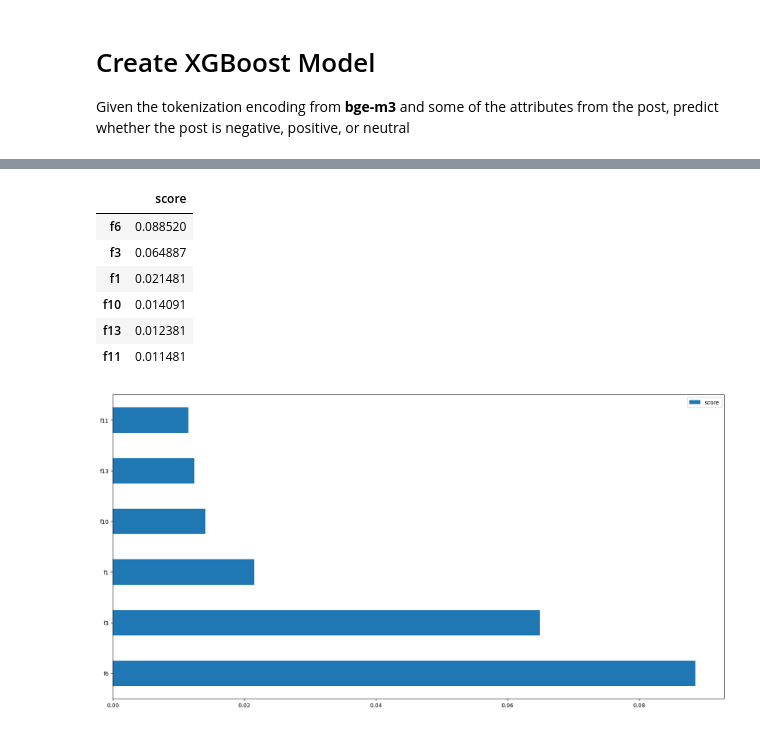
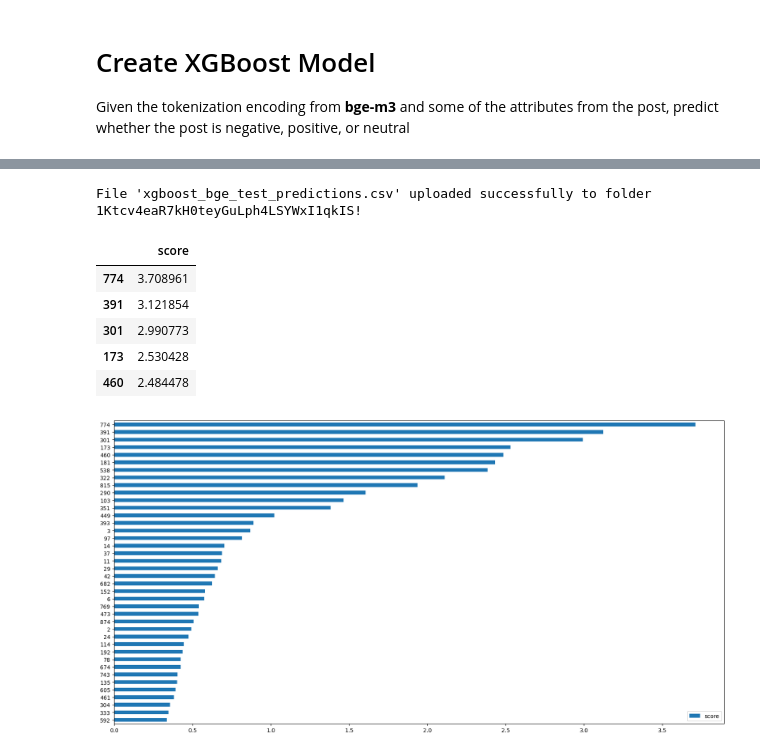
Before and after one commit to aserban13/SIADS699-Capstone, a Jupyter notebook: notebooks/xgboost_model_bge.ipynb, the cells around one changed output, grey strips where cells are left out. Cells and saved outputs as stored; diff of their text form; code cells hidden in the pictures.

Commit message:
Update xgboost model

```diff
--- a/notebooks/xgboost_model_bge.ipynb
+++ b/notebooks/xgboost_model_bge.ipynb
@@ -66,32 +89,26 @@ X_train, X_test, y_train, y_test = train_test_split(X, y, test_size=0.4, random_
 # ================================
 # Handle Class Imbalance & Create model pipeline
 # ================================
-from sklearn.utils.class_weight import compute_class_weight
+from sklearn.utils.class_weight import compute_class_weight,compute_sample_weight
 import numpy as np
-
-preprocessor = ColumnTransformer(
-    transformers=[
-        ('cat', OneHotEncoder(handle_unknown='ignore'), categorical)  # One-hot encode categorical features
-    ]
-)
 
 # Compute class weights to offset the class imbalance
 class_weights = compute_class_weight('balanced', classes=np.unique(y_train), y=y_train)
+# sample_weights = compute_sample_weight('balanced', y_train)
 print("Class Weights:", class_weights)
+
+# Fit the model with sample weights
+# model.fit(X_train, y_train, sample_weight=sample_weights)
 
 class_weight_dict = {i: weight for i, weight in enumerate(class_weights)}
 
 model = xgb.XGBClassifier(
-    objective='binary:logistic',
-    eval_metric='logloss',
-    scale_pos_weight=[class_weight_dict[0], class_weight_dict[1], class_weight_dict[2]],
-    random_state=42
+    objective='multi:softmax',
+    num_class=3,
+    eval_metric='mlogloss',
+    random_state=random_state,
+    enable_categorical=True
 )
 
-pipeline = Pipeline(steps=[
-    ('preprocessor', preprocessor),
-    ('model', model)
-])
-
-pipeline.fit(X_train, y_train)
+model.fit(X_train, y_train)
 # %% [output]
@@ -172,24 +188,32 @@ pipeline.named_steps
+# %%
+from access_data import authenticate_google_drive, save_google_drive_data
+
+drive = authenticate_google_drive()
+save_google_drive_data(drive=drive,
+                       dataframe =final_data,
+                       filename="xgboost_bge_test_predictions.csv")
+# %% [output]
+File 'xgboost_bge_test_predictions.csv' uploaded successfully to folder 1Ktcv4eaR7kH0teyGuLph4LSYWxI1qkIS!
 # %%
 # ================================
 # Feature Importance
 # ================================
 
 # --- 1. Extract raw feature importance ---
-booster = pipeline.named_steps['model'].get_booster()
-feature_important = booster.get_score(importance_type='gain')  # Options: 'weight', 'gain', 'cover'
+booster = model.get_booster()
+feature_important = booster.get_score(importance_type='gain')
 
 keys = list(feature_important.keys())
 values = list(feature_important.values())
 
 data = pd.DataFrame(data=values, index=keys, columns=["score"]).sort_values(by = "score", ascending=False)
-data.nlargest(40, columns="score").plot(kind='barh', figsize = (20,10)) ## plot top 40 features
-data
+data.nlargest(40, columns="score").sort_values("score", ascending=True).plot(kind='barh', figsize=(20, 10))
+data.head()
 # %% [output]
 |  | score |
-| f6 | 0.088520 |
-| f3 | 0.064887 |
-| f1 | 0.021481 |
-| f10 | 0.014091 |
-| f13 | 0.012381 |
-| f11 | 0.011481 |
+| 774 | 3.708961 |
+| 391 | 3.121854 |
+| 301 | 2.990773 |
+| 173 | 2.530428 |
+| 460 | 2.484478 |
-[figure, old version]
+[figure, new version]
```
Also changed, not shown: parts of 14 cells of this notebook.
